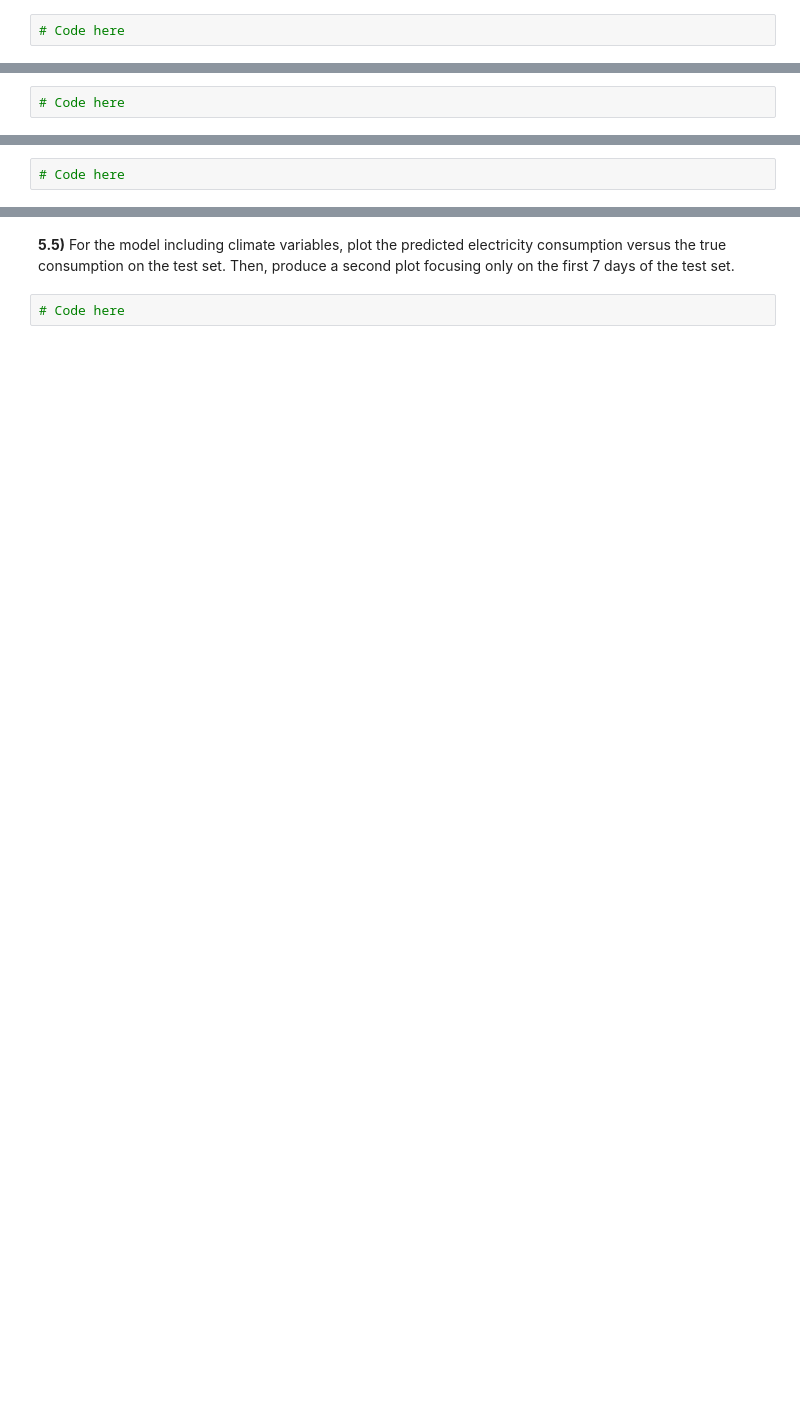
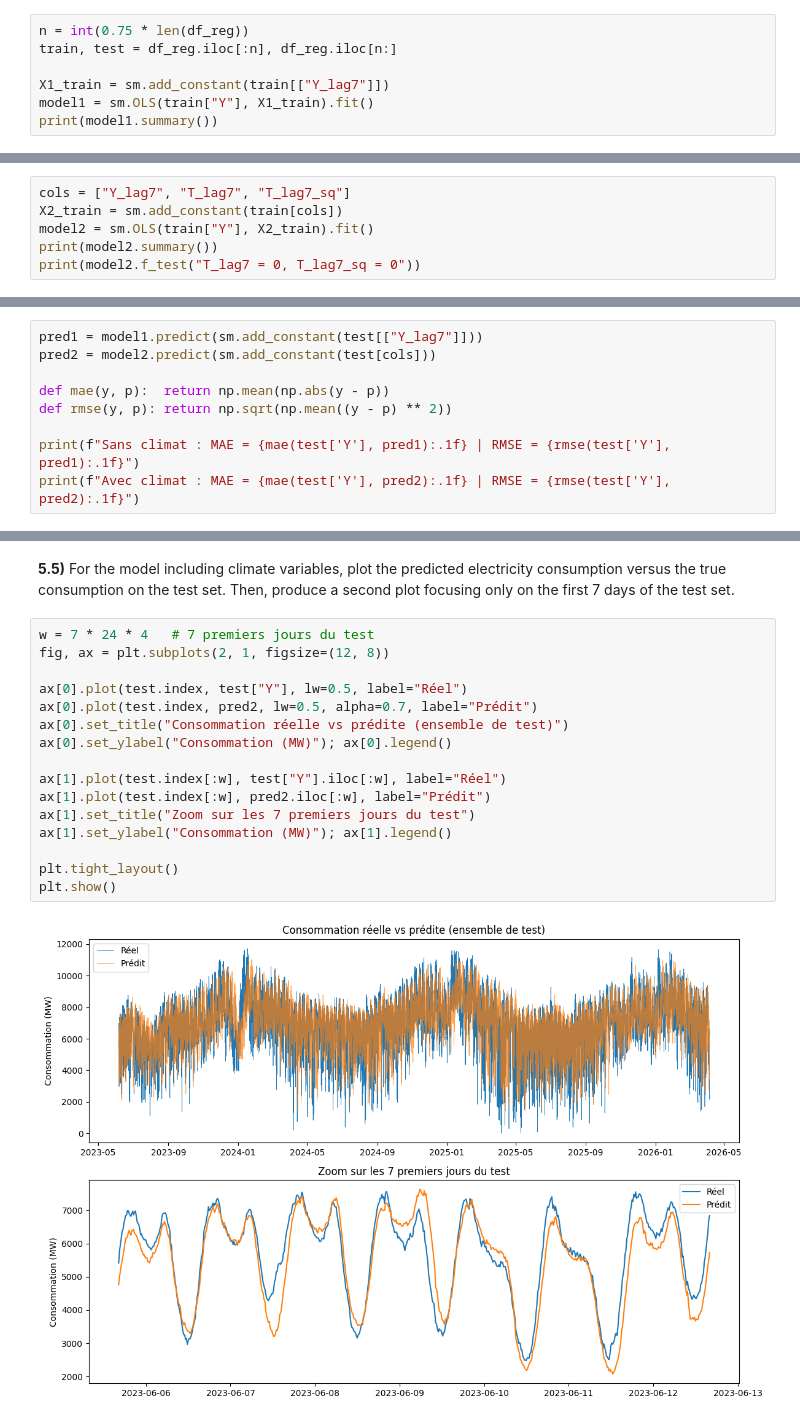
Before and after one commit to Mathieu-Ledent/Hackathon_1_stat, a Jupyter notebook: Hackathon_26_27.ipynb, the cells around one changed output, grey strips where cells are left out. Drawn from its saved outputs; the diff is of its cells as text; blank space fills up the shorter version.

```diff
--- a/Hackathon_26_27.ipynb
+++ b/Hackathon_26_27.ipynb
@@ -327,4 +319,9 @@ To build the regression dataset, each row must contain:
 
 Analyze the regression output, discuss the statistical significance and performance of the model.
 # %%
-# Code here
+n = int(0.75 * len(df_reg))
+train, test = df_reg.iloc[:n], df_reg.iloc[n:]
+
+X1_train = sm.add_constant(train[["Y_lag7"]])
+model1 = sm.OLS(train["Y"], X1_train).fit()
+print(model1.summary())
@@ -335,4 +351,8 @@ Comments:
 
 Are the climate variables statistically significant in explaining electricity consumption 7 days ahead?
 # %%
-# Code here
+cols = ["Y_lag7", "T_lag7", "T_lag7_sq"]
+X2_train = sm.add_constant(train[cols])
+model2 = sm.OLS(train["Y"], X2_train).fit()
+print(model2.summary())
+print(model2.f_test("T_lag7 = 0, T_lag7_sq = 0"))
@@ -343,4 +382,11 @@ Comments:
 
 Does the inclusion of climate variables improve the predictive performance of the model?
 # %%
-# Code here
+pred1 = model1.predict(sm.add_constant(test[["Y_lag7"]]))
+pred2 = model2.predict(sm.add_constant(test[cols]))
+
+def mae(y, p):  return np.mean(np.abs(y - p))
+def rmse(y, p): return np.sqrt(np.mean((y - p) ** 2))
+
+print(f"Sans climat : MAE = {mae(test['Y'], pred1):.1f} | RMSE = {rmse(test['Y'], pred1):.1f}")
+print(f"Avec climat : MAE = {mae(test['Y'], pred2):.1f} | RMSE = {rmse(test['Y'], pred2):.1f}")
@@ -349,6 +399,22 @@ Comments:
 # %% [markdown]
 **5.5)** For the model including climate variables, plot the predicted electricity consumption versus the true consumption on the test set. Then, produce a second plot focusing only on the first 7 days of the test set.
 # %%
-# Code here
+w = 7 * 24 * 4   # 7 premiers jours du test
+fig, ax = plt.subplots(2, 1, figsize=(12, 8))
+
+ax[0].plot(test.index, test["Y"], lw=0.5, label="Réel")
+ax[0].plot(test.index, pred2, lw=0.5, alpha=0.7, label="Prédit")
+ax[0].set_title("Consommation réelle vs prédite (ensemble de test)")
+ax[0].set_ylabel("Consommation (MW)"); ax[0].legend()
+
+ax[1].plot(test.index[:w], test["Y"].iloc[:w], label="Réel")
+ax[1].plot(test.index[:w], pred2.iloc[:w], label="Prédit")
+ax[1].set_title("Zoom sur les 7 premiers jours du test")
+ax[1].set_ylabel("Consommation (MW)"); ax[1].legend()
+
+plt.tight_layout()
+plt.show()
+# %% [output]
+[figure, added]
 # %% [markdown]
 Comments:
```
Also changed, not shown: parts of 17 cells of this notebook.
